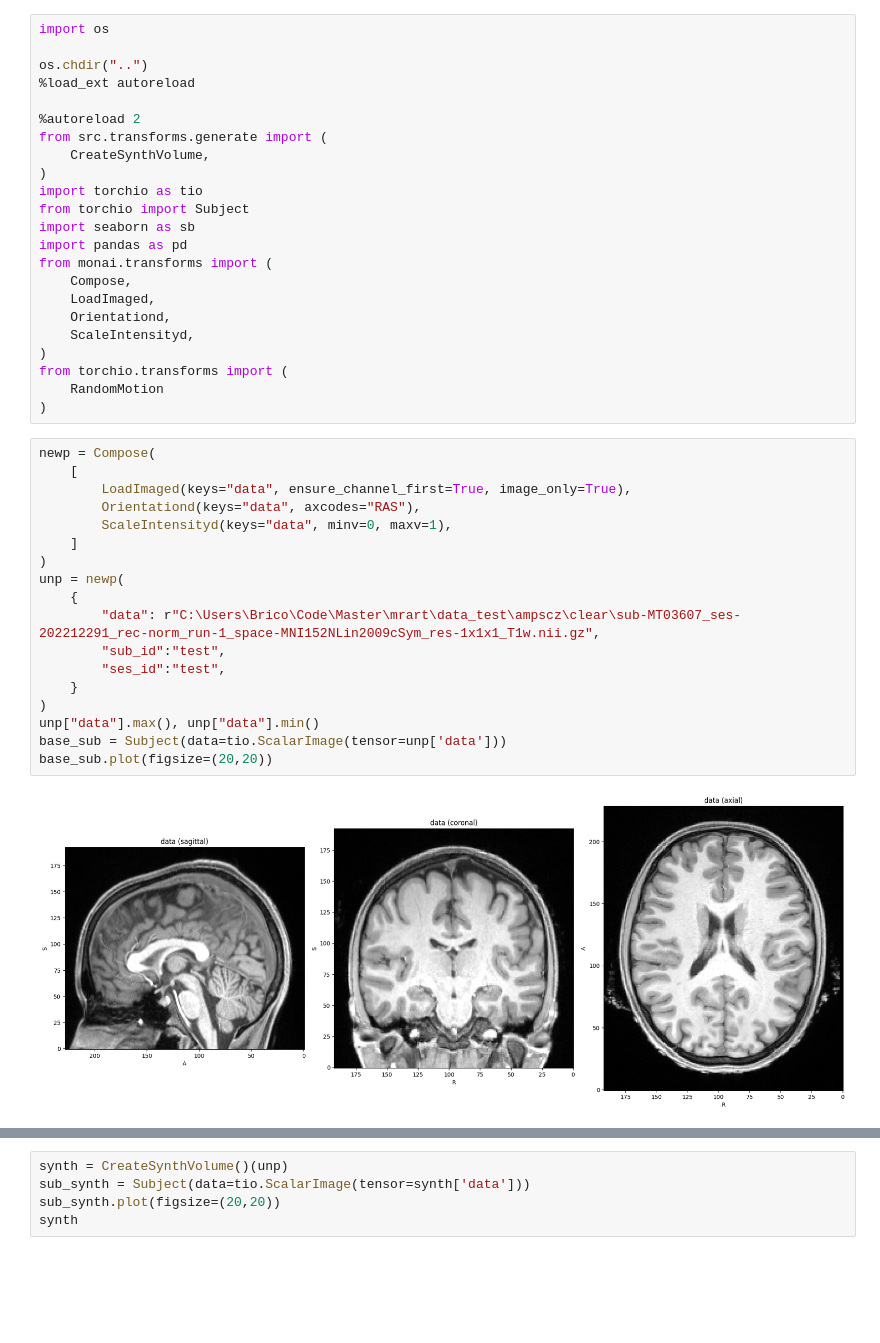
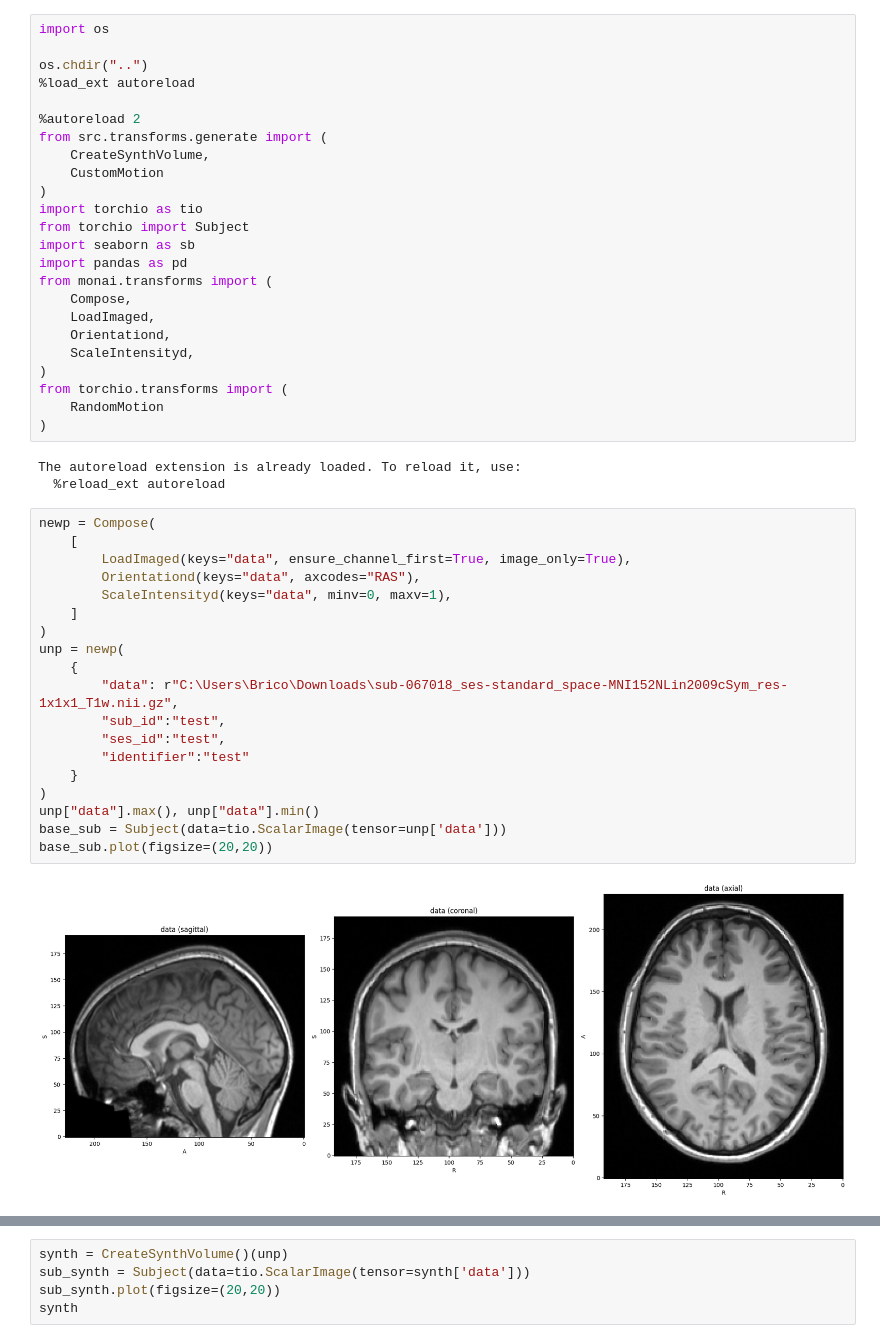
Before and after one commit to chbricout/motiondetector, a Jupyter notebook: notebooks/motion.ipynb, the cells around one changed output, grey strips where cells are left out. Saved outputs shown, nothing was run; the diff lists cells and outputs as text; blank space fills up the shorter version.

```diff
--- a/notebooks/motion.ipynb
+++ b/notebooks/motion.ipynb
@@ -7,6 +7,7 @@ os.chdir("..")
 %autoreload 2
 from src.transforms.generate import (
     CreateSynthVolume,
+    CustomMotion
 )
 import torchio as tio
 from torchio import Subject
@@ -21,24 +22,28 @@ from monai.transforms import (
 from torchio.transforms import (
     RandomMotion
 )
+# %% [output]
+The autoreload extension is already loaded. To reload it, use:
+  %reload_ext autoreload
 # %%
 newp = Compose(
     [
         LoadImaged(keys="data", ensure_channel_first=True, image_only=True),
         Orientationd(keys="data", axcodes="RAS"),
         ScaleIntensityd(keys="data", minv=0, maxv=1),
     ]
 )
 unp = newp(
     {
-        "data": r"C:\Users\Brico\Code\Master\mrart\data_test\ampscz\clear\sub-MT03607_ses-202212291_rec-norm_run-1_space-MNI152NLin2009cSym_res-1x1x1_T1w.nii.gz",
+        "data": r"C:\Users\Brico\Downloads\sub-067018_ses-standard_space-MNI152NLin2009cSym_res-1x1x1_T1w.nii.gz",
         "sub_id":"test",
         "ses_id":"test",
+        "identifier":"test"
     }
 )
 unp["data"].max(), unp["data"].min()
 base_sub = Subject(data=tio.ScalarImage(tensor=unp['data']))
 base_sub.plot(figsize=(20,20))
 # %% [output]
-[figure, old version]
+[figure, new version]
 # %%
```
Also changed, not shown: parts of 1 cell of this notebook, 5 other files.
